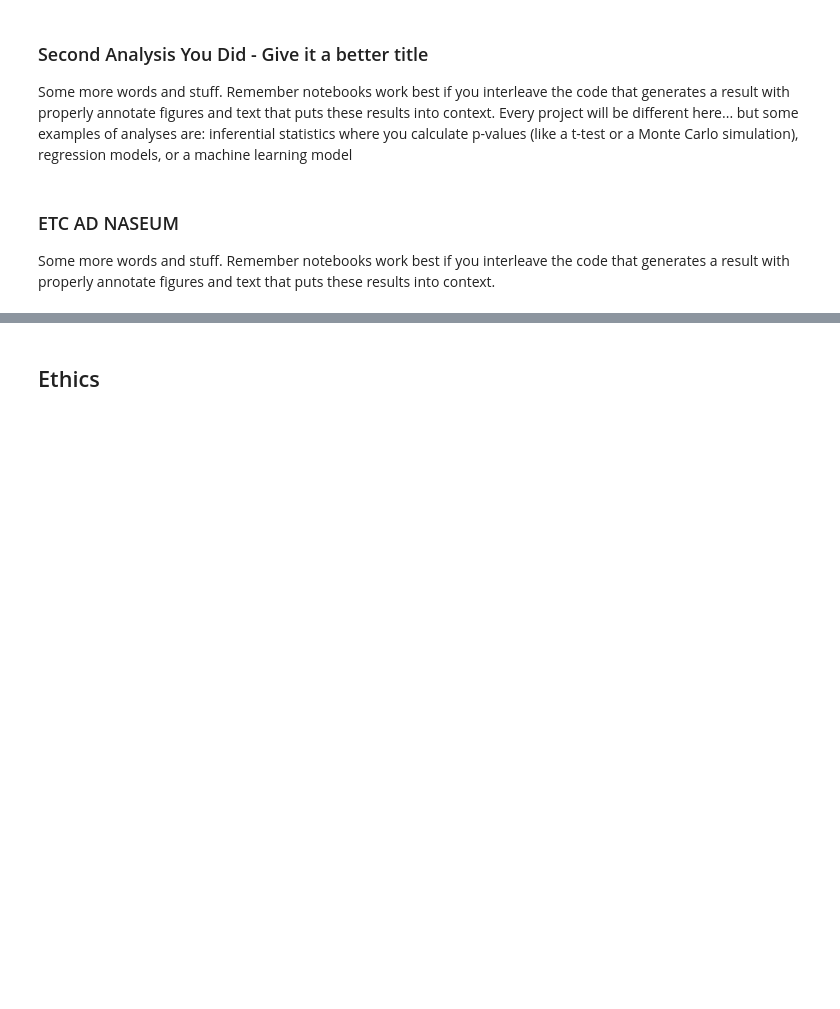
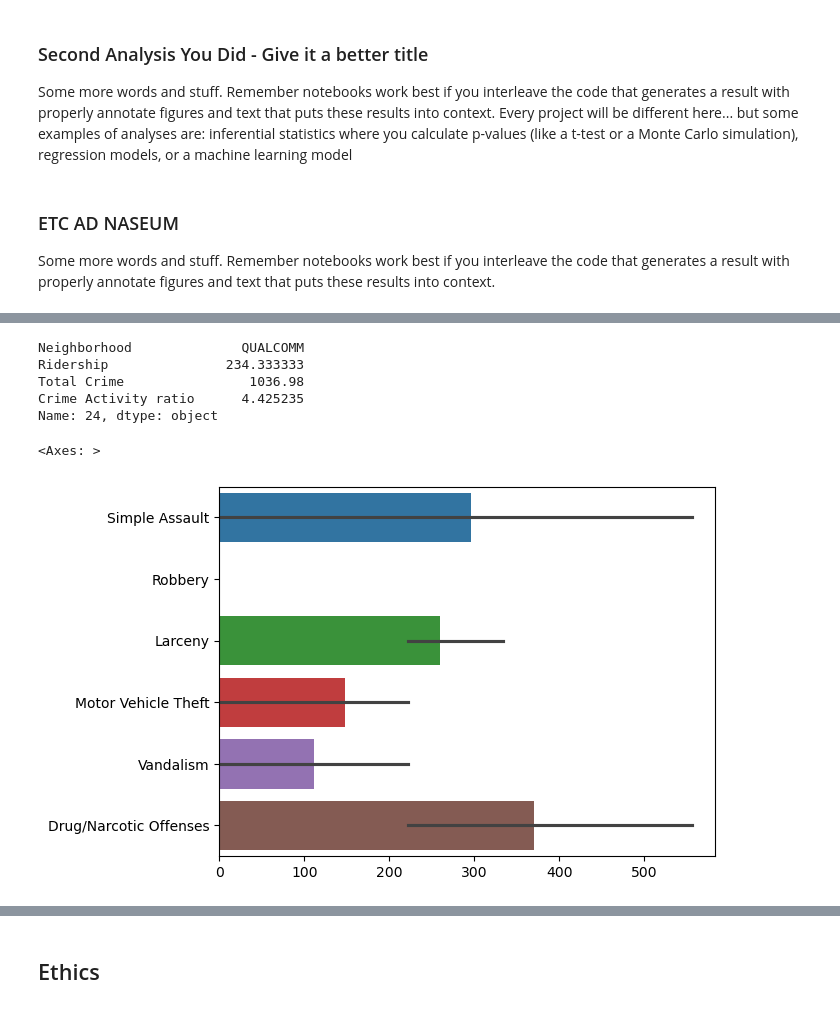
Before and after one commit to COGS108/Group022_WI26, a Jupyter notebook: 03-FinalProject.ipynb, the cells around one changed output, grey strips where cells are left out. Cells and saved outputs as stored; diff of their text form; code cells hidden in the pictures; blank space fills up the shorter version.

```diff
--- a/03-FinalProject.ipynb
+++ b/03-FinalProject.ipynb
@@ -470,0 +518,12 @@ Some more words and stuff.  Remember notebooks work best if you interleave the c
+# %%
+outlier = nbr_eda['Crime Activity ratio'].argmax()
+print(nbr_eda.loc[outlier])
+sns.barplot(clean_crime_df.loc[clean_crime_df['Neighborhood'] == nbr_eda.loc[outlier, 'Neighborhood'], crime_cols], orient='h')
+# %% [output]
+Neighborhood              QUALCOMM
+Ridership               234.333333
+Total Crime                1036.98
+Crime Activity ratio      4.425235
+Name: 24, dtype: object
+<Axes: >
+[figure, added]
```
Also changed, not shown: parts of 13 cells of this notebook.
